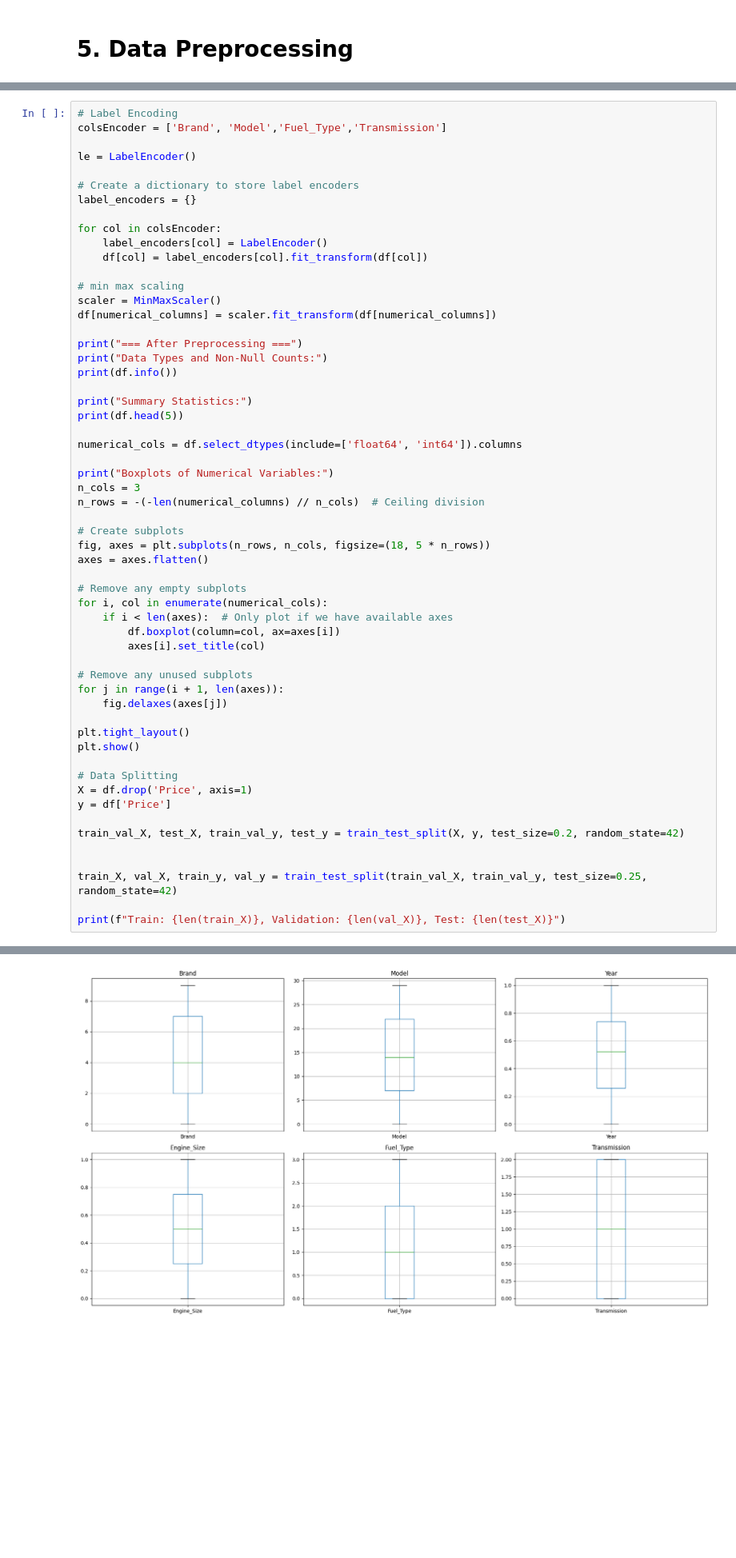
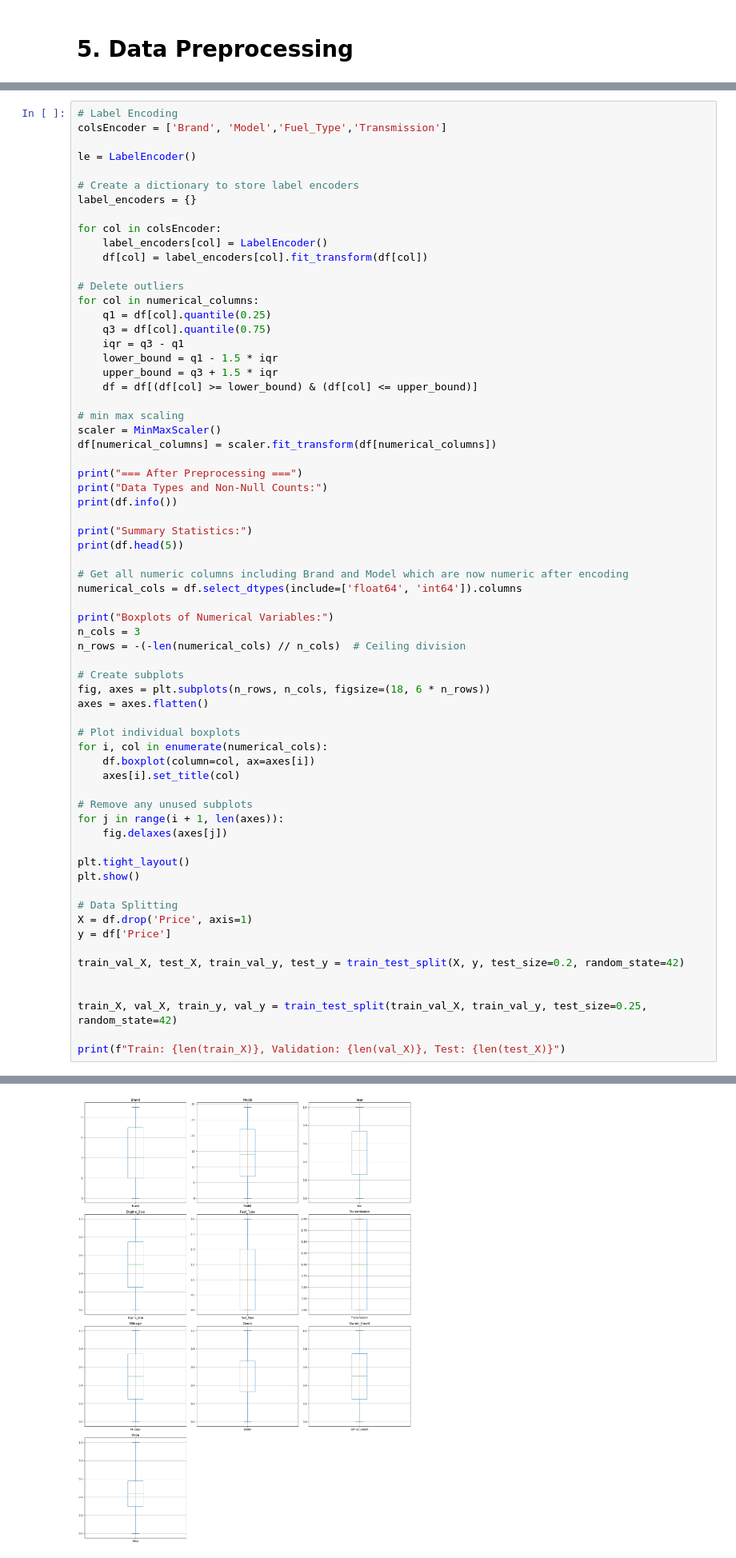
Before and after one commit to lutfialvarop/ML-Predicted-Car, a Jupyter notebook: Regression.ipynb, the cells around one changed output, grey strips where cells are left out. Shown: that part at 80% size. Saved outputs shown, nothing was run; the diff lists cells and outputs as text; blank space fills up the shorter version.

```diff
--- a/Regression.ipynb
+++ b/Regression.ipynb
@@ -162,6 +162,15 @@ for col in colsEncoder:
     label_encoders[col] = LabelEncoder()
     df[col] = label_encoders[col].fit_transform(df[col])
 
+# Delete outliers
+for col in numerical_columns:
+    q1 = df[col].quantile(0.25)
+    q3 = df[col].quantile(0.75)
+    iqr = q3 - q1
+    lower_bound = q1 - 1.5 * iqr
+    upper_bound = q3 + 1.5 * iqr
+    df = df[(df[col] >= lower_bound) & (df[col] <= upper_bound)]
+
 # min max scaling
 scaler = MinMaxScaler()
 df[numerical_columns] = scaler.fit_transform(df[numerical_columns])
@@ -173,21 +182,21 @@ print(df.info())
 print("Summary Statistics:")
 print(df.head(5))
 
+# Get all numeric columns including Brand and Model which are now numeric after encoding
 numerical_cols = df.select_dtypes(include=['float64', 'int64']).columns
 
 print("Boxplots of Numerical Variables:")
 n_cols = 3
-n_rows = -(-len(numerical_columns) // n_cols)  # Ceiling division
+n_rows = -(-len(numerical_cols) // n_cols)  # Ceiling division
 
 # Create subplots
-fig, axes = plt.subplots(n_rows, n_cols, figsize=(18, 5 * n_rows))
+fig, axes = plt.subplots(n_rows, n_cols, figsize=(18, 6 * n_rows))
 axes = axes.flatten()
 
-# Remove any empty subplots
+# Plot individual boxplots
 for i, col in enumerate(numerical_cols):
-    if i < len(axes):  # Only plot if we have available axes
-        df.boxplot(column=col, ax=axes[i])
-        axes[i].set_title(col)
+    df.boxplot(column=col, ax=axes[i])
+    axes[i].set_title(col)
 
 # Remove any unused subplots
 for j in range(i + 1, len(axes)):
@@ -226,2 +235,2 @@ Data columns (total 10 columns):
 Boxplots of Numerical Variables:
-[figure, old version]
+[figure, new version]
```
Also changed, not shown: parts of 5 cells of this notebook, 1 other file.
